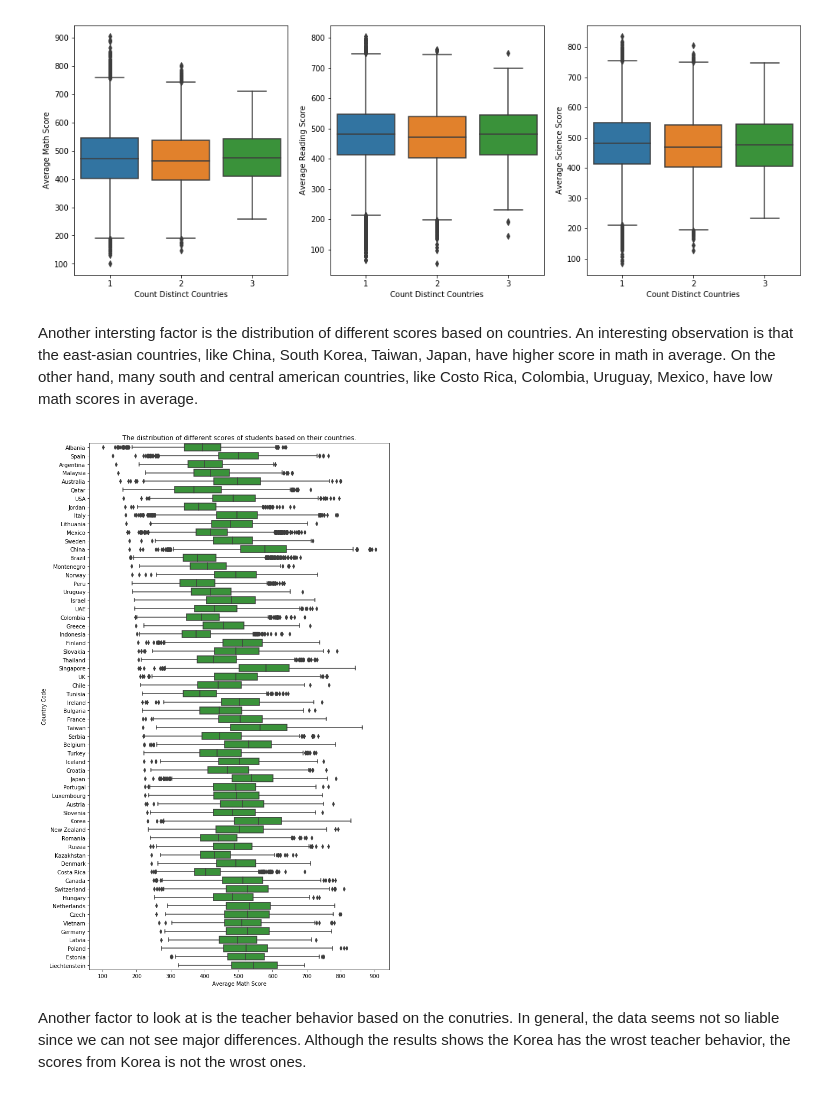
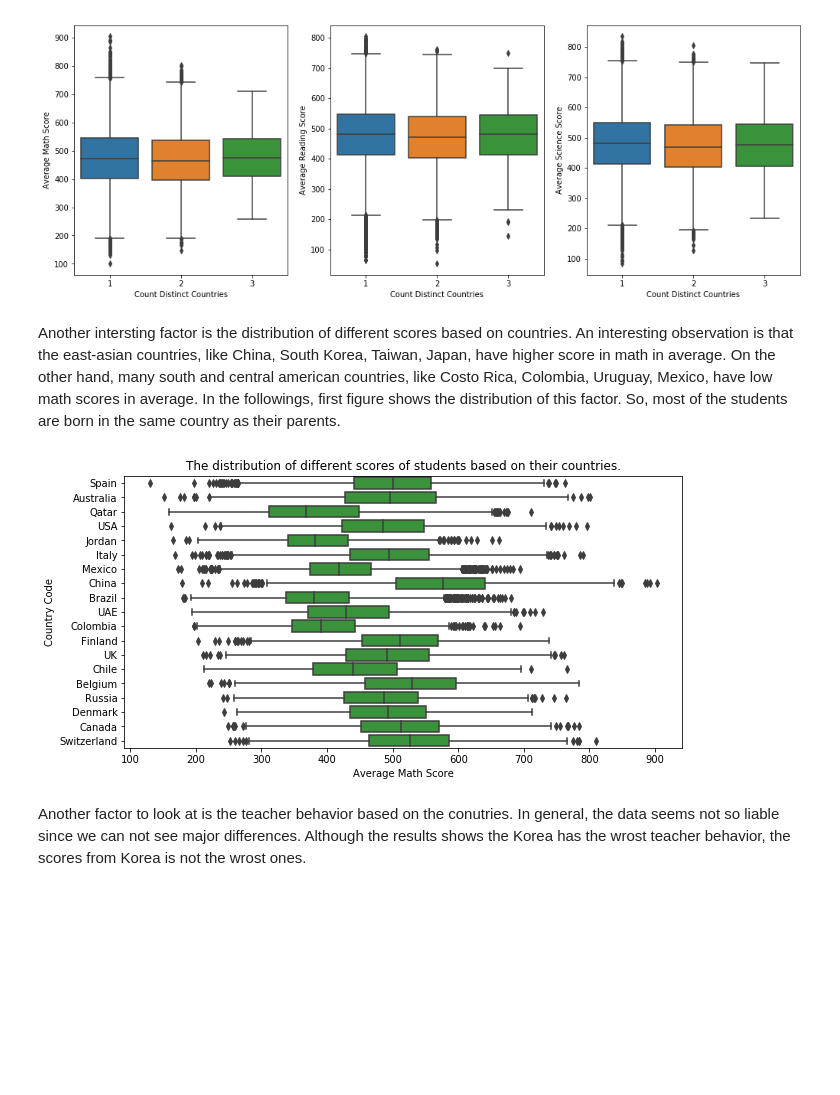
Before and after one commit to rostam/pisa-data-set-analysis, a Jupyter notebook: exploration_template.ipynb, the cells around one changed output. Drawn from its saved outputs; the diff is of its cells as text; code cells hidden in the pictures; blank space fills up the shorter version.

```diff
--- a/exploration_template.ipynb
+++ b/exploration_template.ipynb
@@ -91,14 +91,17 @@ sb.boxplot(x = df['Count Distinct Countries'], y = df['Average Science Score']);
 # %% [output]
 [figure]
 # %% [markdown]
-Another intersting factor is the distribution of different scores based on countries. An interesting observation is that the east-asian countries, like China, South Korea, Taiwan, Japan, have higher score in math in average. On the other hand, many south and central american countries, like Costo Rica, Colombia, Uruguay, Mexico, have low math scores in average.
+Another intersting factor is the distribution of different scores based on countries. An interesting observation is that the east-asian countries, like China, South Korea, Taiwan, Japan, have higher score in math in average. On the other hand, many south and central american countries, like Costo Rica, Colombia, Uruguay, Mexico, have low math scores in average. In the followings, first figure shows the distribution of this factor. So, most of the students are born in the same country as their parents.
 # %%
-plt.figure(figsize = [10, 18])
+plt.figure(figsize = [10, 5])
+res = df['Country Code'].value_counts()
 df_sorted = df.sort_values(by='Average Math Score')
+for i in range(1,44):
+    df_sorted = df_sorted[df_sorted['Country Code'] != res.keys()[res.size-i]]
 sb.boxplot(x = df_sorted['Average Math Score'], y = df_sorted['Country Code'], color=sb.color_palette()[2]);
 plt.title('The distribution of different scores of students based on their countries.');
 # %% [output]
-[figure, old version]
+[figure, new version]
 # %% [markdown]
 Another factor to look at is the teacher behavior based on the conutries. In general, the data seems not so liable since we can not see major differences. Although the results shows the Korea has the wrost teacher behavior, the scores from Korea is not the wrost ones.
 # %%
```
Also changed, not shown: parts of 4 cells of this notebook, 7 other files.
